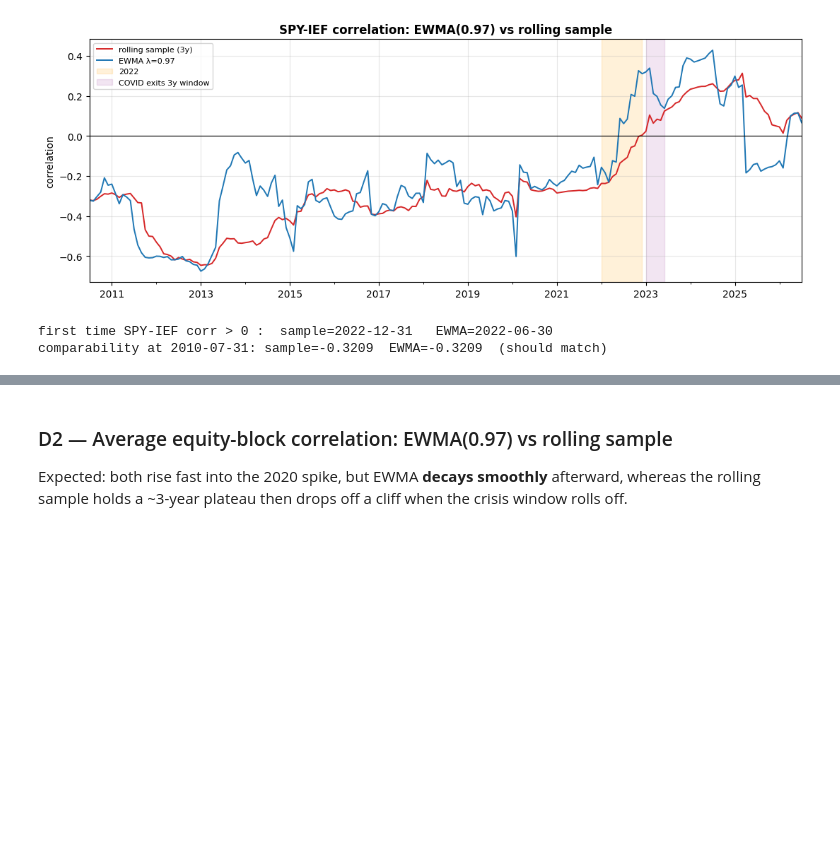
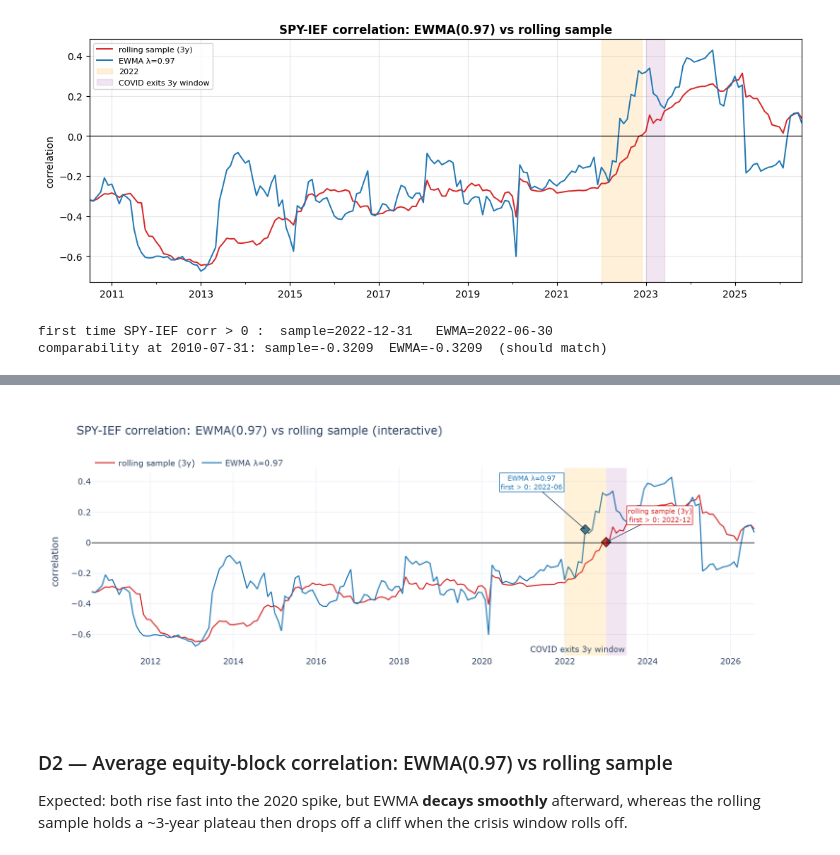
Before and after one commit to JavierLopez-code/Capstone001, a Jupyter notebook: notebooks/04_ewma.ipynb, the cells around one changed output, grey strips where cells are left out. Saved outputs shown, nothing was run; the diff lists cells and outputs as text; code cells hidden in the pictures; blank space fills up the shorter version.

```diff
--- a/notebooks/04_ewma.ipynb
+++ b/notebooks/04_ewma.ipynb
@@ -251,0 +260,33 @@ comparability at 2010-07-31: sample=-0.3209  EWMA=-0.3209  (should match)
+# %%
+import plotly.graph_objects as go
+import plotly.io as pio
+from IPython.display import Image, display
+pio.renderers.default = "plotly_mimetype+notebook_connected"   # figure JSON stays in the .ipynb; plotly.js from CDN
+
+series = {"rolling sample (3y)": (s_line, "#d62728"), f"EWMA λ={BASE}": (e_line, "#1f77b4")}
+fig = go.Figure()
+fig.add_vrect(x0="2022-01-01", x1="2022-12-31", fillcolor="orange", opacity=0.15, line_width=0)   # 2022 (read off the axis)
+fig.add_vrect(x0="2023-01-01", x1="2023-06-30", fillcolor="purple", opacity=0.10, line_width=0,
+              annotation_text="COVID exits 3y window", annotation_position="bottom right")
+for name, (s, color) in series.items():
+    fig.add_trace(go.Scatter(x=s.index, y=s.values, mode="lines", name=name, line=dict(color=color, width=1.6),
+                             hovertemplate="%{x|%Y-%m-%d}<br>" + name + ": %{y:+.3f}<extra></extra>"))
+    first_pos = s[s > 0].index[0]                              # first positive crossing (same rule as the cell above)
+    fig.add_trace(go.Scatter(x=[first_pos], y=[s.loc[first_pos]], mode="markers", showlegend=False,
+                             marker=dict(color=color, size=11, symbol="diamond", line=dict(color="black", width=1)),
+                             hovertemplate=name + " first > 0<br>%{x|%Y-%m-%d}: %{y:+.3f}<extra></extra>"))
+    is_ewma = "EWMA" in name
+    fig.add_annotation(x=first_pos, y=s.loc[first_pos], text=f"{name}<br>first > 0: {first_pos:%Y-%m}",
+                       showarrow=True, arrowhead=2, ax=-80 if is_ewma else 80, ay=-70 if is_ewma else -40,
+                       font=dict(size=10, color=color), bgcolor="white", bordercolor=color)
+fig.add_hline(y=0, line_color="black", line_width=0.8)
+fig.update_layout(title="SPY-IEF correlation: EWMA(0.97) vs rolling sample (interactive)",
+                  yaxis_title="correlation", hovermode="x unified", template="plotly_white",
+                  height=460, width=1150, legend=dict(orientation="h", y=1.08, x=0))
+fig.show()
+fig.write_html(OUT_DIR / "ewma_spy_ief_corr.html", include_plotlyjs="cdn")
+try:   # static PNG twin for renderers that strip JavaScript (github.com); needs kaleido + a local Chrome
+    display(Image(fig.to_image(format="png", scale=2)))
+except Exception as e:
+    print(f"static PNG skipped ({type(e).__name__}); the interactive HTML is in outputs/")
+# %% [output]
@@ -252,3 +294,4 @@ comparability at 2010-07-31: sample=-0.3209  EWMA=-0.3209  (should match)
+[figure, added]
 # %% [markdown]
 ### D2 — Average equity-block correlation: EWMA(0.97) vs rolling sample
 
```
Also changed, not shown: parts of 2 cells of this notebook, 5 other files.
